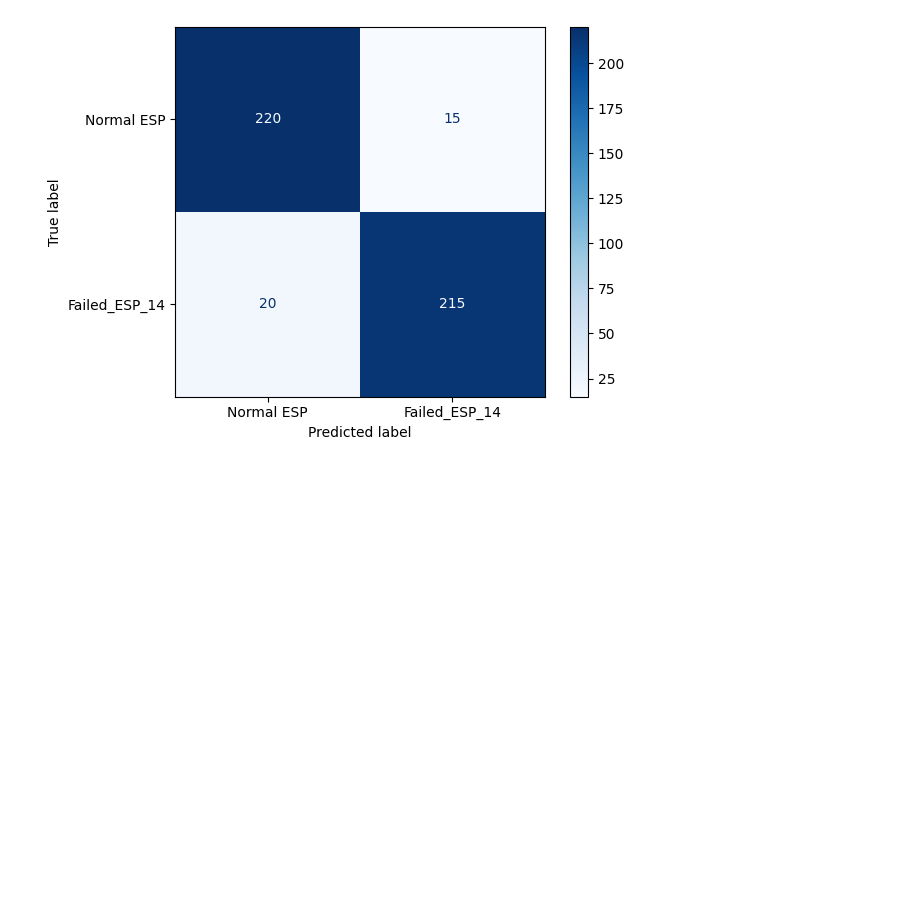
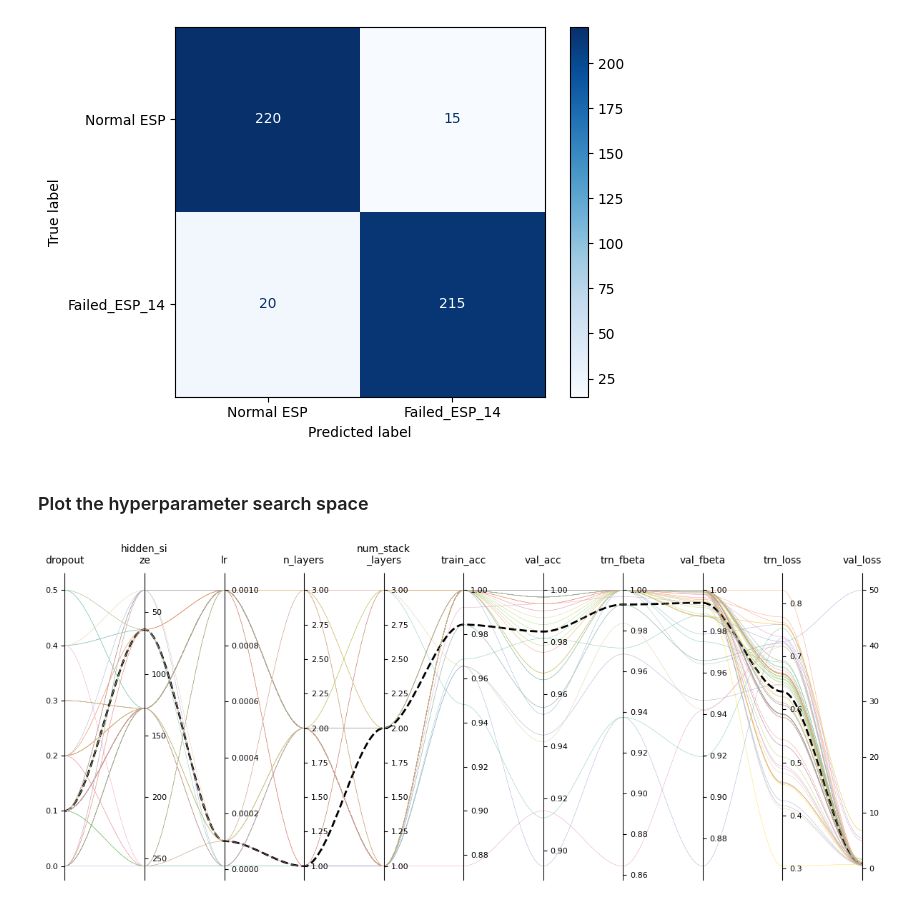
Before and after one commit to EnthusiasticTeslim/JTK-Challenge, a Jupyter notebook: notebooks/view_results.ipynb, the cells around one changed output. Saved outputs shown, nothing was run; the diff lists cells and outputs as text; code cells hidden in the pictures; blank space fills up the shorter version.

Commit message:
hyperparameter plot feature

```diff
--- a/notebooks/view_results.ipynb
+++ b/notebooks/view_results.ipynb
@@ -97,3 +96,15 @@ disp.plot(cmap="Blues")
 plt.show()
 # %% [output]
 [figure]
+# %% [markdown]
+### Plot the hyperparameter search space
+# %%
+hpp_df = load_hp_params("lightning_logs/JTK_Challenge/version_*")
+
+fig,ax = plt.subplots(figsize=(12,5))
+pcd = Parallel_Coordinates(hpp_df,ax).plot()
+plt.tight_layout()
+plt.savefig("images/hyperparams.png", dpi=200, facecolor='w', edgecolor='none',bbox_inches='tight')
+plt.show()
+# %% [output]
+[figure, added]
```
Also changed, not shown: parts of 1 cell of this notebook, 4 other files.
